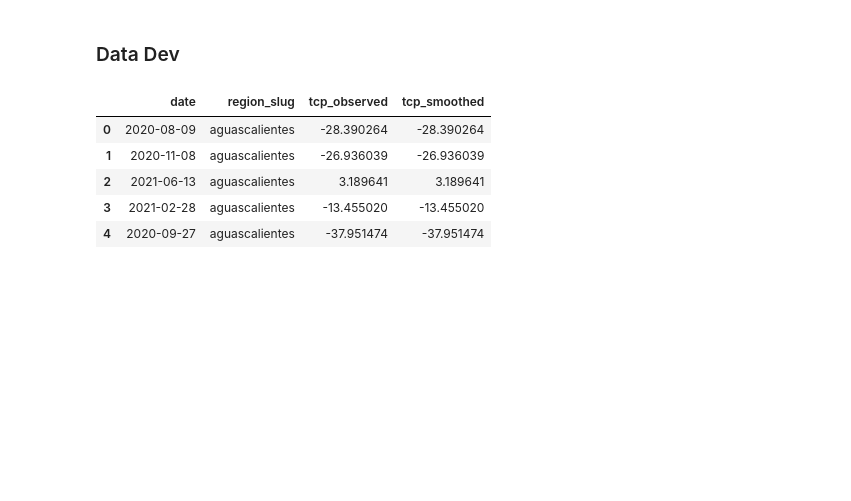
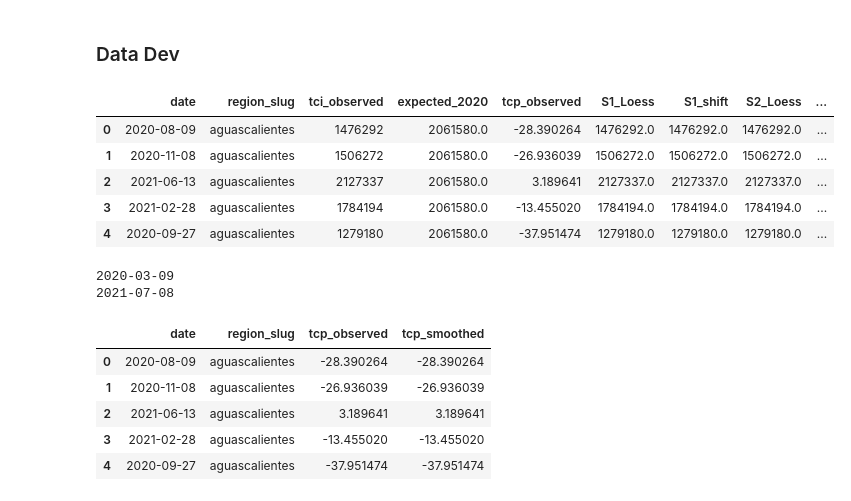
Before and after one commit to EL-BID/IDB-IDB-Invest-Coronavirus-Impact-Dashboard, a Jupyter notebook: notebooks/smooth_ts-toydashboard_data.ipynb, the cells around one changed output. Drawn from its saved outputs; the diff is of its cells as text; code cells hidden in the pictures; blank space fills up the shorter version.

```diff
--- a/notebooks/smooth_ts-toydashboard_data.ipynb
+++ b/notebooks/smooth_ts-toydashboard_data.ipynb
@@ -602,5 +611,21 @@ df_dev_daily[['region_slug']].drop_duplicates().to_csv("/home/soniame/shared/spd
 # %% [markdown]
 ### Data Dev
+# %%
+df_dev_daily = pd.read_csv(f"/home/soniame/shared/spd-sdv-omitnik-waze/corona/cleaning/daily/daily_daily_index_dev_max_ls20-{dev_version}.csv")
+df_dev_daily.head()
+# %% [output]
+|  | date | region_slug | tci_observed | expected_2020 | tcp_observed | S1_Loess | S1_shift | S2_Loess | ... |
+| 0 | 2020-08-09 | aguascalientes | 1476292 | 2061580.0 | -28.390264 | 1476292.0 | 1476292.0 | 1476292.0 | ... |
+| 1 | 2020-11-08 | aguascalientes | 1506272 | 2061580.0 | -26.936039 | 1506272.0 | 1506272.0 | 1506272.0 | ... |
+| 2 | 2021-06-13 | aguascalientes | 2127337 | 2061580.0 | 3.189641 | 2127337.0 | 2127337.0 | 2127337.0 | ... |
+| 3 | 2021-02-28 | aguascalientes | 1784194 | 2061580.0 | -13.455020 | 1784194.0 | 1784194.0 | 1784194.0 | ... |
+| 4 | 2020-09-27 | aguascalientes | 1279180 | 2061580.0 | -37.951474 | 1279180.0 | 1279180.0 | 1279180.0 | ... |
+# %%
+print(df_dev_daily.date.min())
+print(df_dev_daily.date.max())
+# %% [output]
+2020-03-09
+2021-07-08
 # %%
 df_dev_daily = pd.read_csv(f"/home/soniame/shared/spd-sdv-omitnik-waze/corona/cleaning/daily/daily_daily_index_dev_max_ls20-{dev_version}.csv")
 df_daily = df_dev_daily.loc[df_dev_daily.region_slug.isin(['country_mexico', 'country_brazil']) == False,
```
Also changed, not shown: parts of 22 cells of this notebook.
